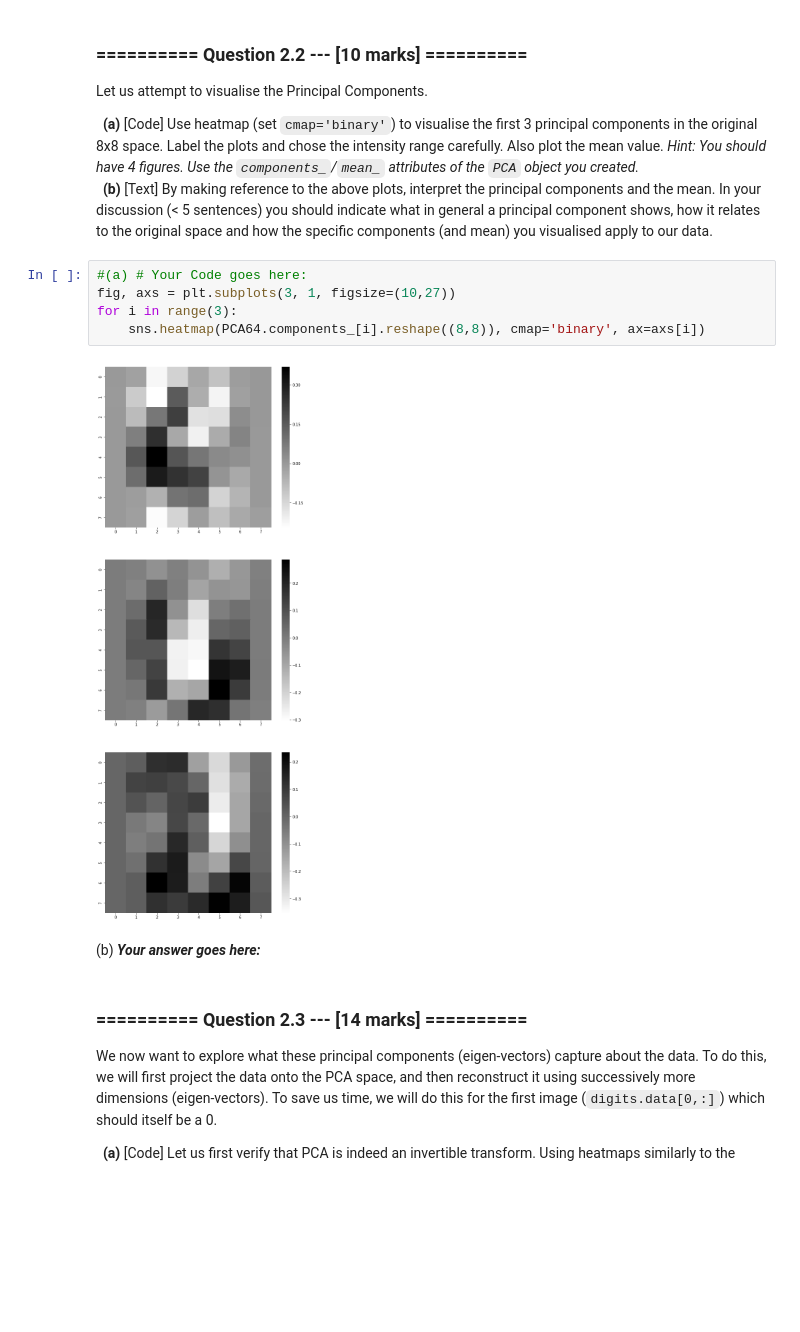
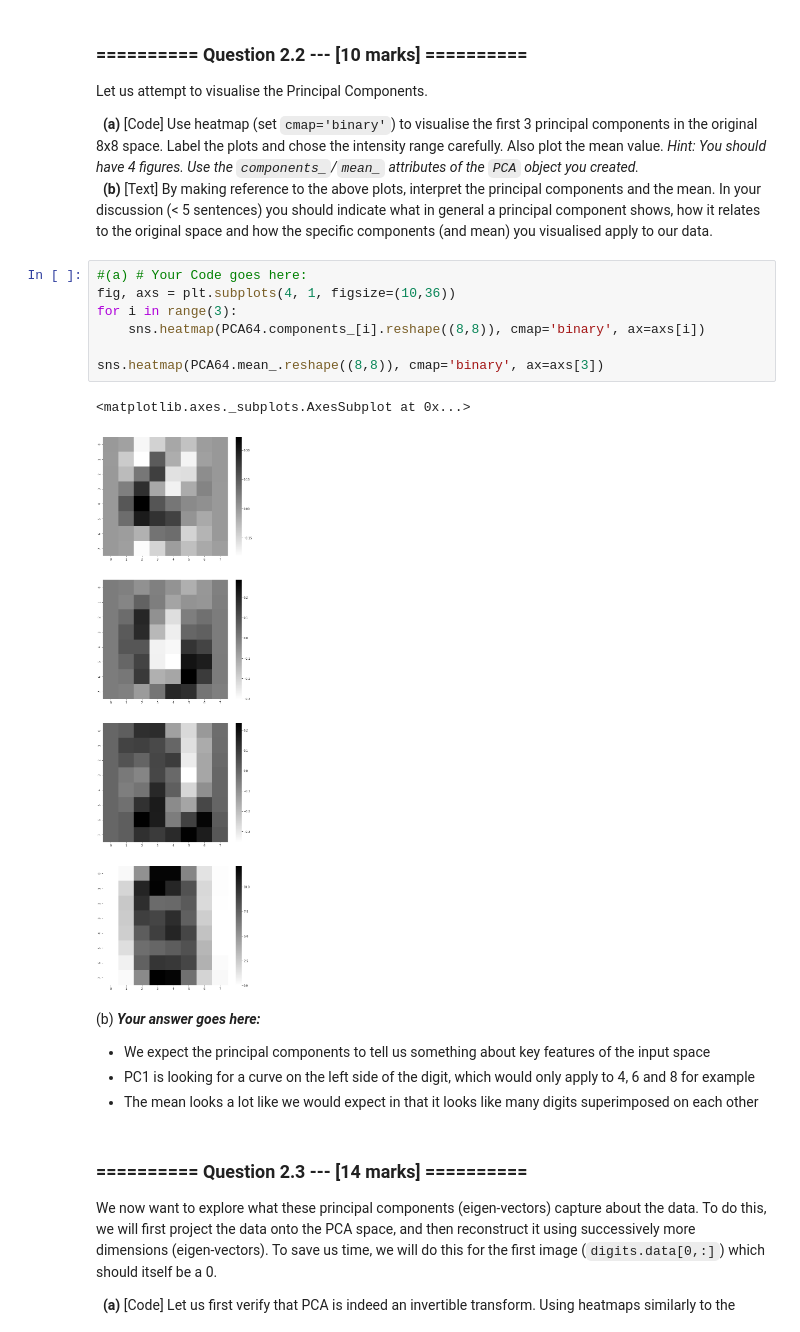
Before and after one commit to stuphys1729/IAML, a Jupyter notebook: Assignments/04_B_PCA.ipynb, the cells around one changed output. Saved outputs shown, nothing was run; the diff lists cells and outputs as text; blank space fills up the shorter version.

```diff
--- a/Assignments/04_B_PCA.ipynb
+++ b/Assignments/04_B_PCA.ipynb
@@ -309,13 +316,20 @@ Let us attempt to visualise the Principal Components.
 &nbsp;&nbsp;**(b)** [Text] By making reference to the above plots, interpret the principal components and the mean. In your discussion (< 5 sentences) you should indicate what in general a principal component shows, how it relates to the original space and how the specific components (and mean) you visualised apply to our data.
 # %%
 #(a) # Your Code goes here:
-fig, axs = plt.subplots(3, 1, figsize=(10,27))
+fig, axs = plt.subplots(4, 1, figsize=(10,36))
 for i in range(3):
     sns.heatmap(PCA64.components_[i].reshape((8,8)), cmap='binary', ax=axs[i])
+
+sns.heatmap(PCA64.mean_.reshape((8,8)), cmap='binary', ax=axs[3])
 # %% [output]
+<matplotlib.axes._subplots.AxesSubplot at 0x...>
-[figure, old version]
+[figure, new version]
-# %% [markdown]
-(b) ***Your answer goes here:***
+# %% [markdown]
+(b) ***Your answer goes here:***
+
+- We expect the principal components to tell us something about key features of the input space
+- PC1 is looking for a curve on the left side of the digit, which would only apply to 4, 6 and 8 for example
+- The mean looks a lot like we would expect in that it looks like many digits superimposed on each other
 # %% [markdown]
 ### ========== Question 2.3 --- [14 marks] ==========
 
```
Also changed, not shown: parts of 10 cells of this notebook, 3 other files.
